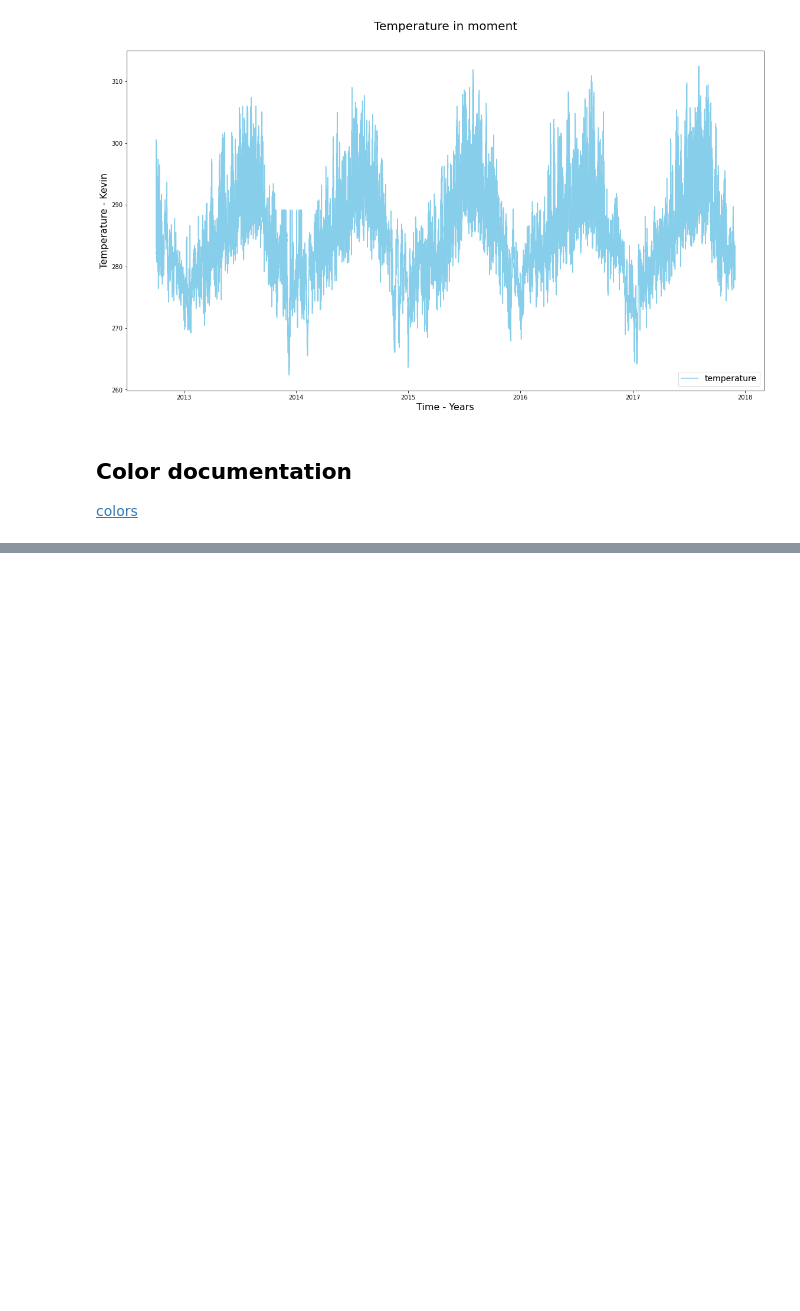
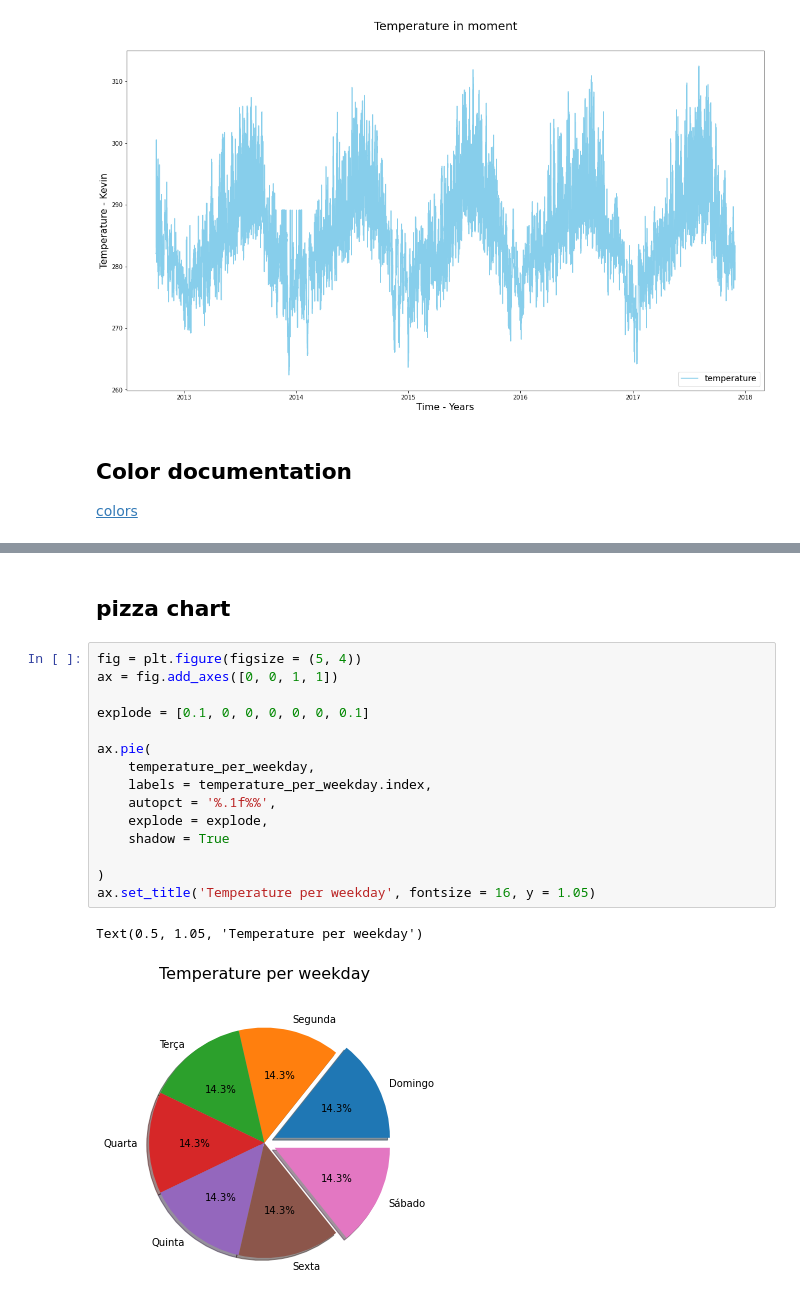
Before and after one commit to Gabriel-limadev/data_science_study, a Jupyter notebook: 8 - Data Visualization: criação de gráficos com o Matplotlib/course_files/Data Visualization I.ipynb, the cells around one changed output, grey strips where cells are left out. Drawn from its saved outputs; the diff is of its cells as text; blank space fills up the shorter version.

```diff
--- a/8 - Data Visualization: criação de gráficos com o Matplotlib/course_files/Data Visualization I.ipynb
+++ b/8 - Data Visualization: criação de gráficos com o Matplotlib/course_files/Data Visualization I.ipynb
@@ -225,0 +318,20 @@ ax2.grid(True)
+# %% [markdown]
+## pizza chart
+# %%
+fig = plt.figure(figsize = (5, 4))
+ax = fig.add_axes([0, 0, 1, 1])
+
+explode = [0.1, 0, 0, 0, 0, 0, 0.1]
+
+ax.pie(
+    temperature_per_weekday,
+    labels = temperature_per_weekday.index,
+    autopct = '%.1f%%',
+    explode = explode,
+    shadow = True
+
+)
+ax.set_title('Temperature per weekday', fontsize = 16, y = 1.05)
+# %% [output]
+Text(0.5, 1.05, 'Temperature per weekday')
+[figure, added]
```
Also changed, not shown: parts of 21 cells of this notebook.
